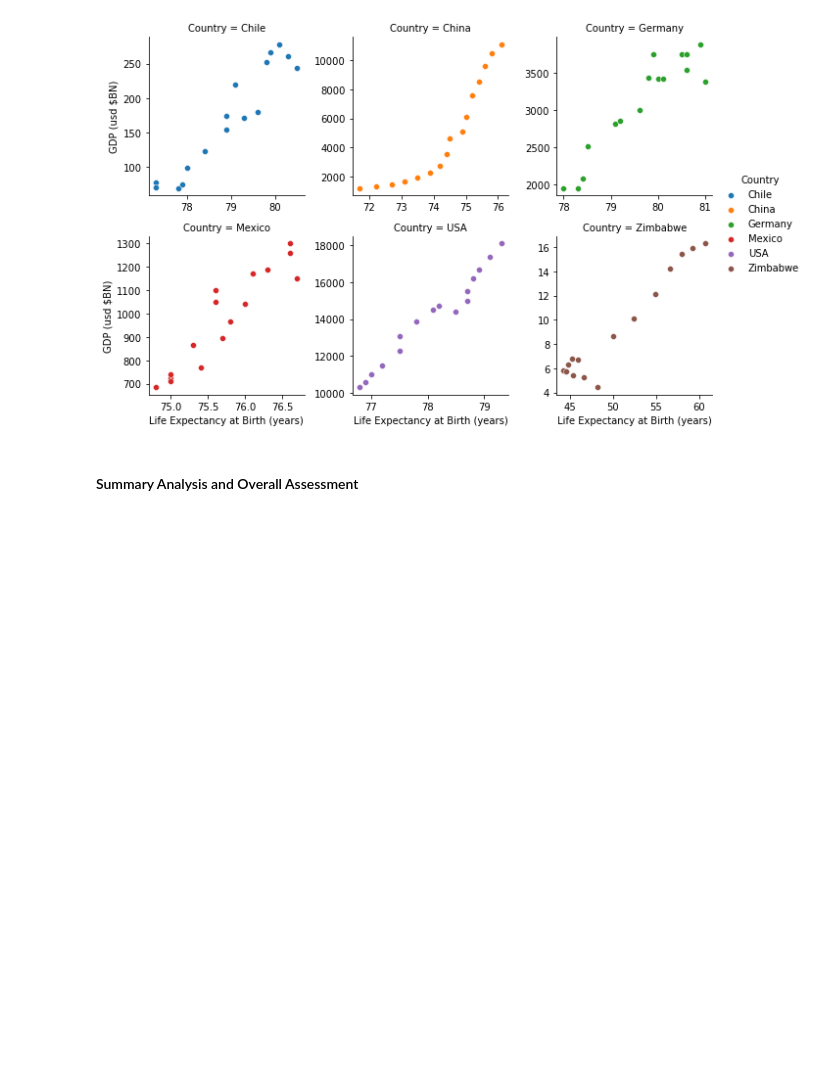
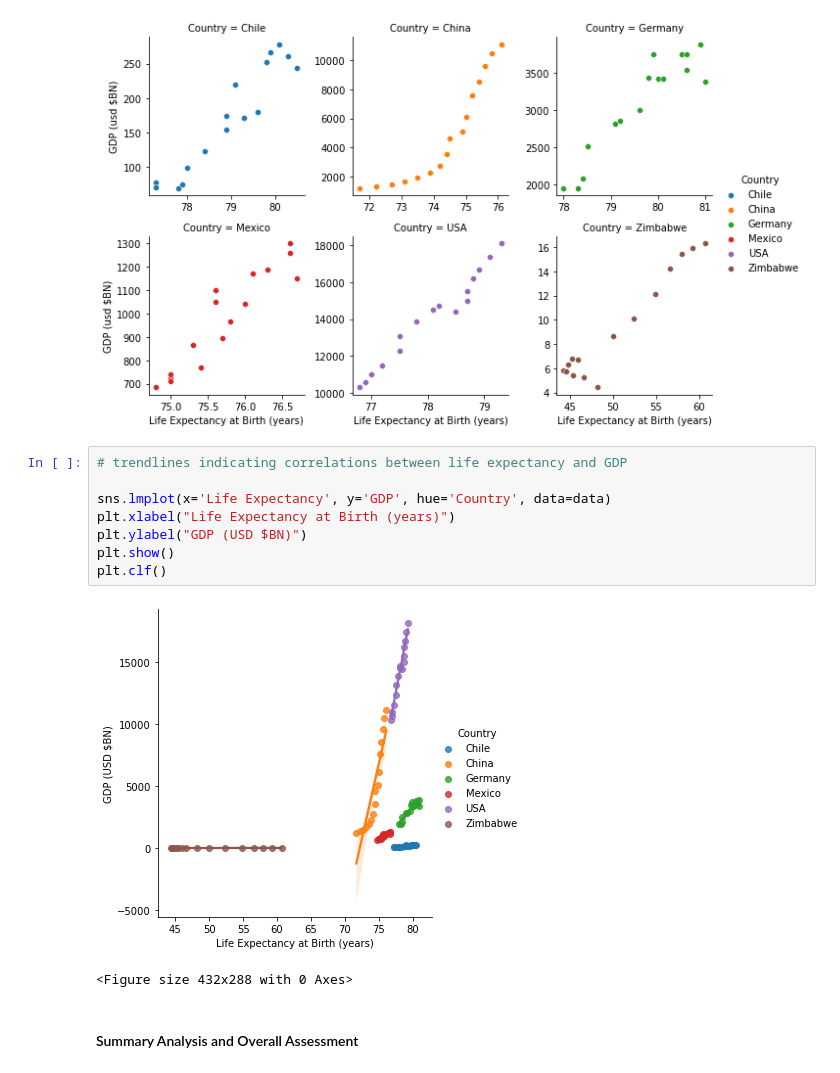
Before and after one commit to roberthallds/life-expectancy-gdp, a Jupyter notebook: project.ipynb, the cells around one changed output. Drawn from its saved outputs; the diff is of its cells as text; blank space fills up the shorter version.

```diff
--- a/project.ipynb
+++ b/project.ipynb
@@ -200,5 +200,16 @@ graph = (graph.map(sns.scatterplot,"Life Expectancy", "GDP")
          .set_axis_labels("Life Expectancy at Birth (years)", "GDP (usd $BN)"))
 # %% [output]
 [figure]
+# %%
+# trendlines indicating correlations between life expectancy and GDP
+
+sns.lmplot(x='Life Expectancy', y='GDP', hue='Country', data=data)
+plt.xlabel("Life Expectancy at Birth (years)")
+plt.ylabel("GDP (USD $BN)")
+plt.show()
+plt.clf()
+# %% [output]
+[figure, added]
+<Figure size 432x288 with 0 Axes>
 # %% [markdown]
 #### Summary Analysis and Overall Assessment
```
Also changed, not shown: parts of 2 cells of this notebook.
